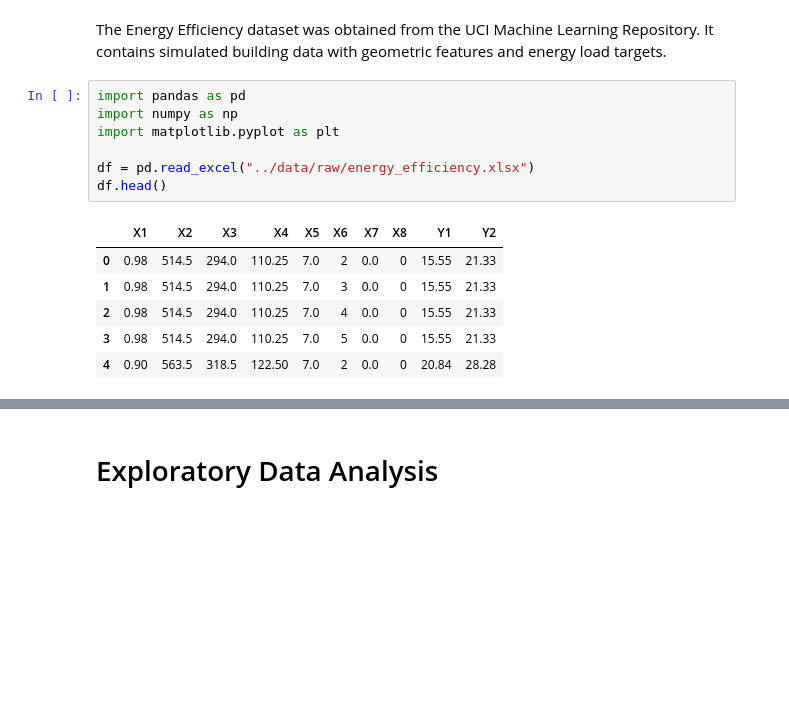
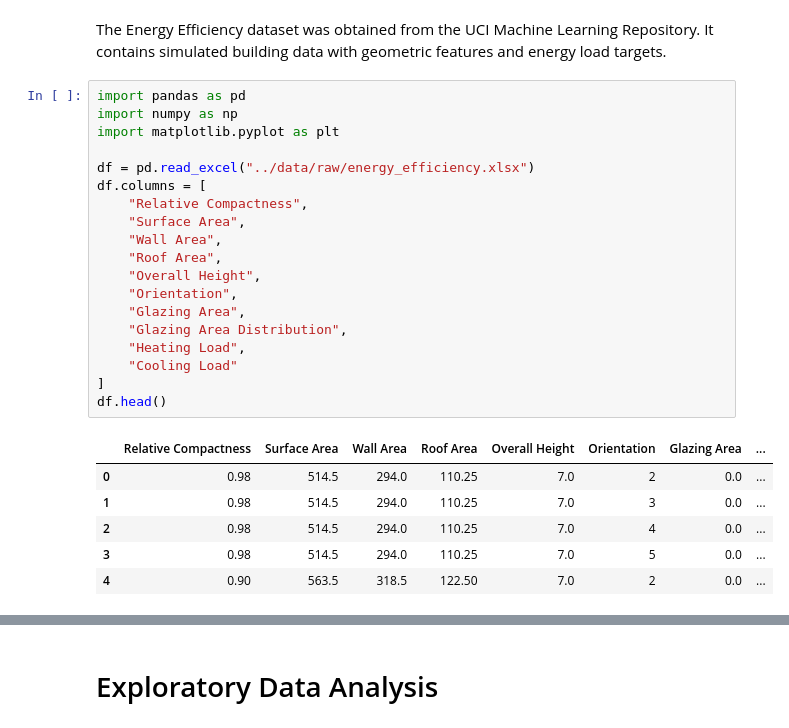
Before and after one commit to RT323/ml-mech-portfolio, a Jupyter notebook: projects/01-energy-efficiency-regression/notebooks/01_energy_efficiency_regression.ipynb, the cells around one changed output, grey strips where cells are left out. Drawn from its saved outputs; the diff is of its cells as text; blank space fills up the shorter version.

```diff
--- a/projects/01-energy-efficiency-regression/notebooks/01_energy_efficiency_regression.ipynb
+++ b/projects/01-energy-efficiency-regression/notebooks/01_energy_efficiency_regression.ipynb
@@ -13,17 +13,29 @@ The Energy Efficiency dataset was obtained from the UCI Machine Learning Reposit
 # %%
 import pandas as pd
 import numpy as np
 import matplotlib.pyplot as plt
 
 df = pd.read_excel("../data/raw/energy_efficiency.xlsx")
+df.columns = [
+    "Relative Compactness",
+    "Surface Area",
+    "Wall Area",
+    "Roof Area",
+    "Overall Height",
+    "Orientation",
+    "Glazing Area",
+    "Glazing Area Distribution",
+    "Heating Load",
+    "Cooling Load"
+]
 df.head()
 # %% [output]
-|  | X1 | X2 | X3 | X4 | X5 | X6 | X7 | X8 | Y1 | Y2 |
-| 0 | 0.98 | 514.5 | 294.0 | 110.25 | 7.0 | 2 | 0.0 | 0 | 15.55 | 21.33 |
-| 1 | 0.98 | 514.5 | 294.0 | 110.25 | 7.0 | 3 | 0.0 | 0 | 15.55 | 21.33 |
-| 2 | 0.98 | 514.5 | 294.0 | 110.25 | 7.0 | 4 | 0.0 | 0 | 15.55 | 21.33 |
-| 3 | 0.98 | 514.5 | 294.0 | 110.25 | 7.0 | 5 | 0.0 | 0 | 15.55 | 21.33 |
-| 4 | 0.90 | 563.5 | 318.5 | 122.50 | 7.0 | 2 | 0.0 | 0 | 20.84 | 28.28 |
+|  | Relative Compactness | Surface Area | Wall Area | Roof Area | Overall Height | Orientation | Glazing Area | ... |
+| 0 | 0.98 | 514.5 | 294.0 | 110.25 | 7.0 | 2 | 0.0 | ... |
+| 1 | 0.98 | 514.5 | 294.0 | 110.25 | 7.0 | 3 | 0.0 | ... |
+| 2 | 0.98 | 514.5 | 294.0 | 110.25 | 7.0 | 4 | 0.0 | ... |
+| 3 | 0.98 | 514.5 | 294.0 | 110.25 | 7.0 | 5 | 0.0 | ... |
+| 4 | 0.90 | 563.5 | 318.5 | 122.50 | 7.0 | 2 | 0.0 | ... |
 # %%
 df.shape
 df.columns
```
Also changed, not shown: parts of 17 cells of this notebook.
